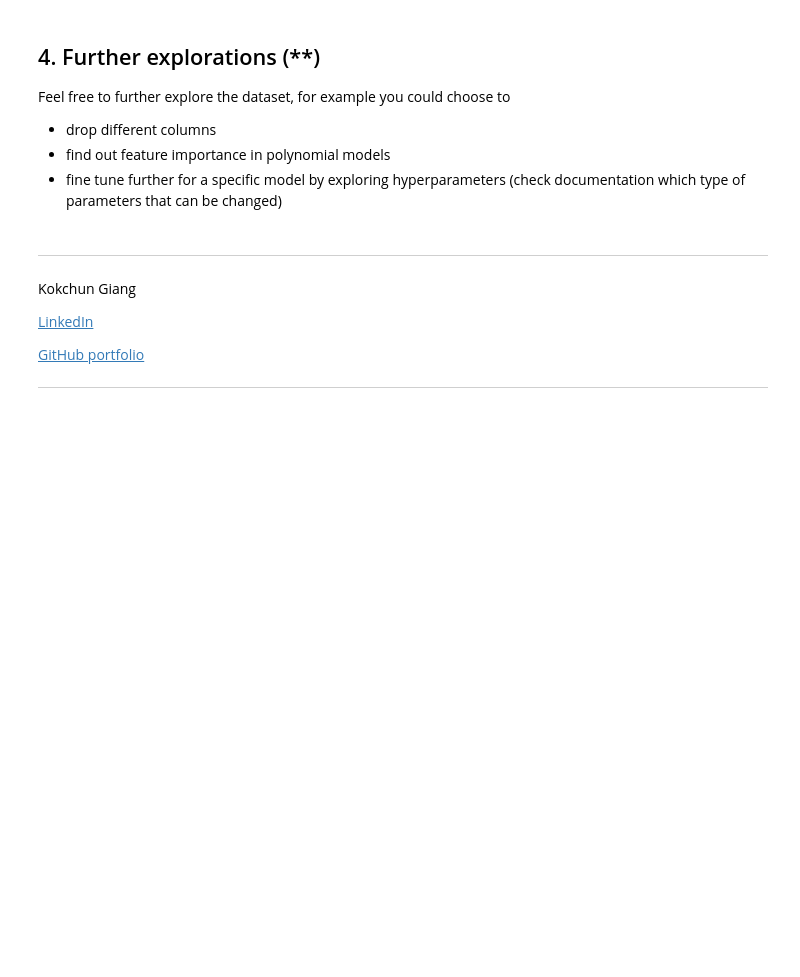
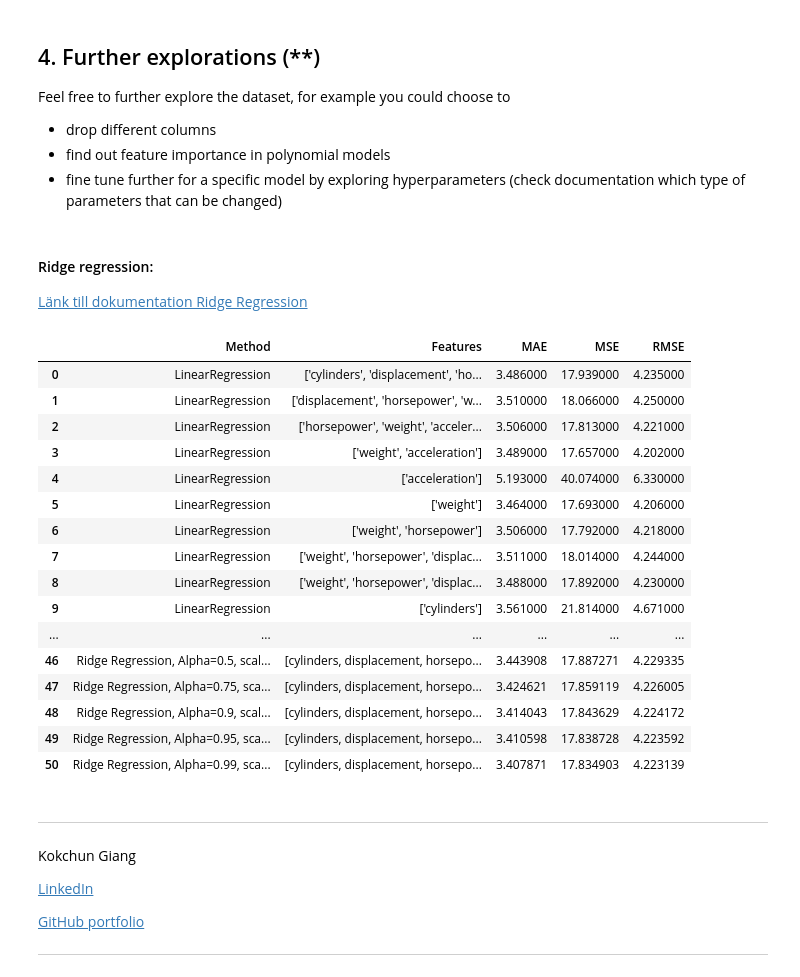
Before and after one commit to dancla240/Machine_Learning_Daniel_Claesson, a Jupyter notebook: Exercises/E01_sklearn.ipynb, the cells around one changed output. Saved outputs shown, nothing was run; the diff lists cells and outputs as text; code cells hidden in the pictures; blank space fills up the shorter version.

```diff
--- a/Exercises/E01_sklearn.ipynb
+++ b/Exercises/E01_sklearn.ipynb
@@ -478,6 +519,56 @@ Feel free to further explore the dataset, for example you could choose to
 - drop different columns
 - find out feature importance in polynomial models
 - fine tune further for a specific model by exploring hyperparameters (check documentation which type of parameters that can be changed)
+# %% [markdown]
+#### Ridge regression:
+[Länk till dokumentation Ridge Regression](https://scikit-learn.org/stable/modules/linear_model.html#ridge-regression)
+# %%
+# 'cylinders','displacement','horsepower','weight','acceleration'
+alpha = 0.5
+method_used = 'Ridge Regression, Alpha=0.5, scaled X' # Ange vilken metod som används
+feat_array = ['cylinders','displacement','horsepower','weight','acceleration'] # ändra här vilka features som ska vara med i analysen.
+X, y = array_and_vector_creator(feat_array, target_vector)
+X_train, X_test, y_train, y_test = train_test_split_func(X, y, test_size=0.2, random_state=42)
+scaled_X_train, scaled_X_test = scale_X(X_train, X_test)
+model = Ridge(alpha)
+model.fit(scaled_X_train, y_train)
+mae, mse , rmse = provide_stats(scaled_X_test, model)
+result = write_to_dataframe(method_used, feat_array, mae, mse, rmse, result)
+display(result.head(50))
+# %%
+# Loopar igenom flera olika Aplpha. Alpha (Lambda) är en hyperparameter som ska tuneas.
+Alpha = [.001, .01, .1, .25, .5, .75, .9, .95, .99]
+
+for item in Alpha:
+    method_used = f'Ridge Regression, Alpha={str(item)}, scaled X'
+    feat_array = ['cylinders','displacement','horsepower','weight','acceleration'] # ändra här vilka features som ska vara med i analysen.
+    X, y = array_and_vector_creator(feat_array, target_vector)
+    X_train, X_test, y_train, y_test = train_test_split_func(X, y, test_size=0.2, random_state=42)
+    scaled_X_train, scaled_X_test = scale_X(X_train, X_test)
+    model = Ridge(item)
+    model.fit(scaled_X_train, y_train)
+    mae, mse , rmse = provide_stats(scaled_X_test, model)
+    result = write_to_dataframe(method_used, feat_array, mae, mse, rmse, result)
+
+result
+# %% [output]
+|  | Method | Features | MAE | MSE | RMSE |
+| 0 | LinearRegression | ['cylinders', 'displacement', 'ho... | 3.486000 | 17.939000 | 4.235000 |
+| 1 | LinearRegression | ['displacement', 'horsepower', 'w... | 3.510000 | 18.066000 | 4.250000 |
+| 2 | LinearRegression | ['horsepower', 'weight', 'acceler... | 3.506000 | 17.813000 | 4.221000 |
+| 3 | LinearRegression | ['weight', 'acceleration'] | 3.489000 | 17.657000 | 4.202000 |
+| 4 | LinearRegression | ['acceleration'] | 5.193000 | 40.074000 | 6.330000 |
+| 5 | LinearRegression | ['weight'] | 3.464000 | 17.693000 | 4.206000 |
+| 6 | LinearRegression | ['weight', 'horsepower'] | 3.506000 | 17.792000 | 4.218000 |
+| 7 | LinearRegression | ['weight', 'horsepower', 'displac... | 3.511000 | 18.014000 | 4.244000 |
+| 8 | LinearRegression | ['weight', 'horsepower', 'displac... | 3.488000 | 17.892000 | 4.230000 |
+| 9 | LinearRegression | ['cylinders'] | 3.561000 | 21.814000 | 4.671000 |
+| ... | ... | ... | ... | ... | ... |
+| 46 | Ridge Regression, Alpha=0.5, scal... | [cylinders, displacement, horsepo... | 3.443908 | 17.887271 | 4.229335 |
+| 47 | Ridge Regression, Alpha=0.75, sca... | [cylinders, displacement, horsepo... | 3.424621 | 17.859119 | 4.226005 |
+| 48 | Ridge Regression, Alpha=0.9, scal... | [cylinders, displacement, horsepo... | 3.414043 | 17.843629 | 4.224172 |
+| 49 | Ridge Regression, Alpha=0.95, sca... | [cylinders, displacement, horsepo... | 3.410598 | 17.838728 | 4.223592 |
+| 50 | Ridge Regression, Alpha=0.99, sca... | [cylinders, displacement, horsepo... | 3.407871 | 17.834903 | 4.223139 |
 # %% [markdown]
 ---
 
```
Also changed, not shown: parts of 7 cells of this notebook.
